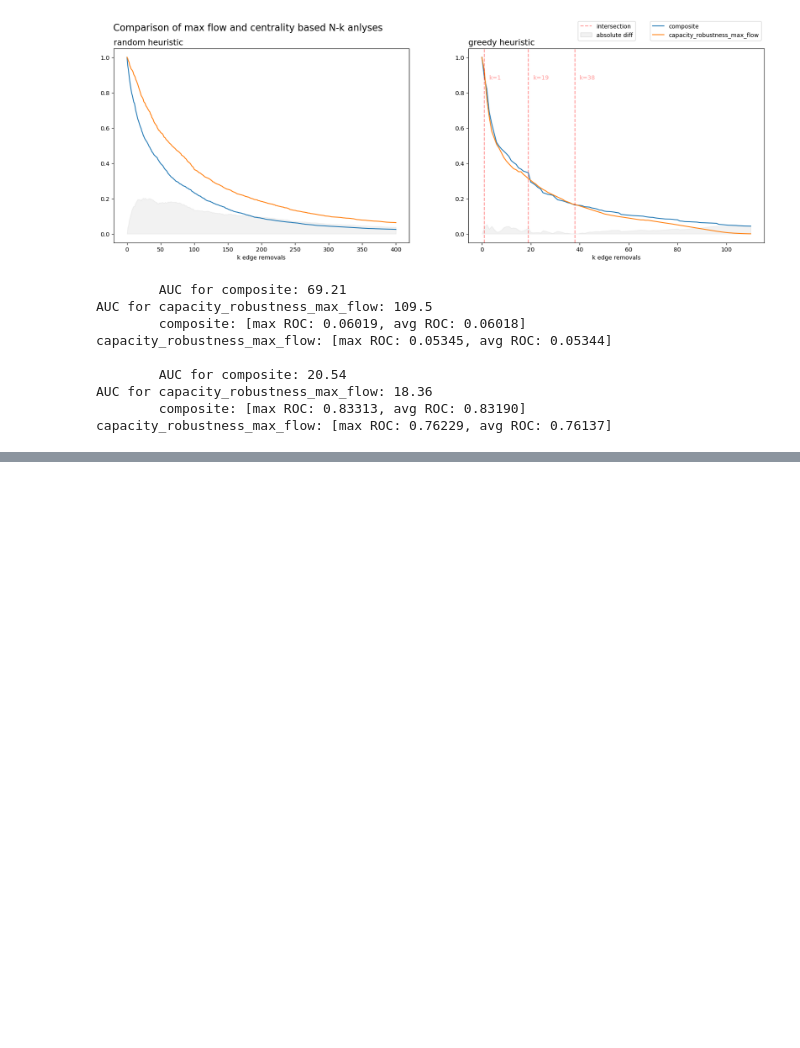
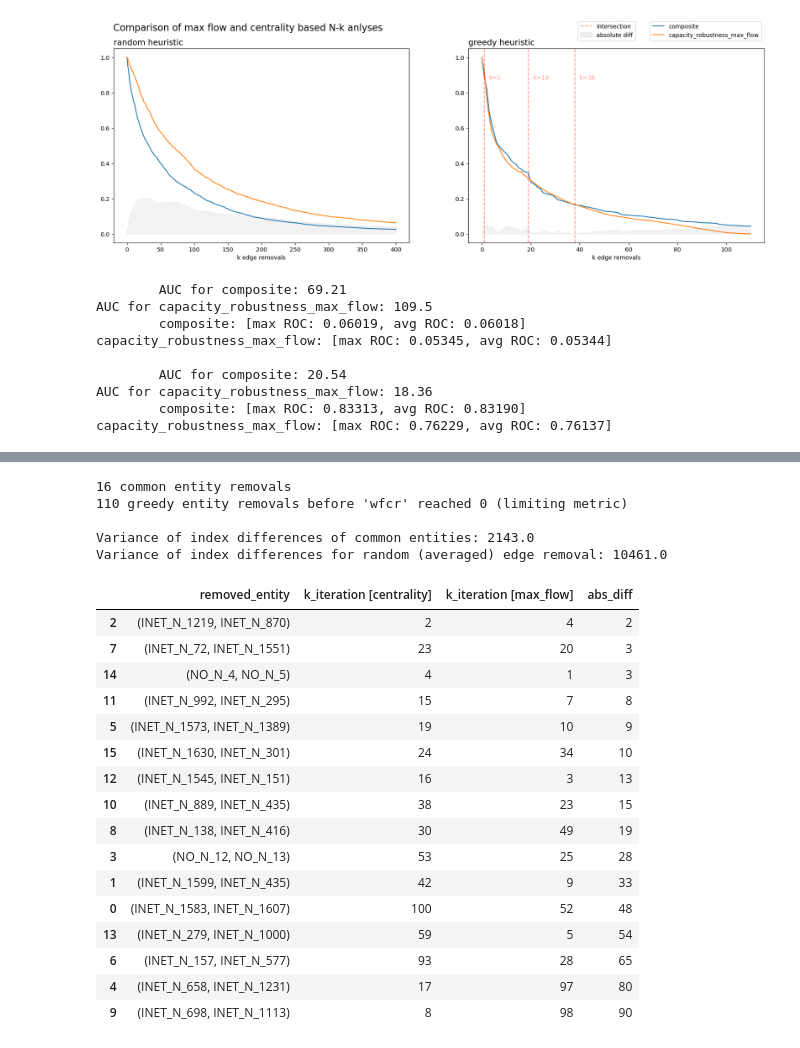
Before and after one commit to johanmasvie/iggielgn_topology_analysis, a Jupyter notebook: N-k_COMPARISON.ipynb, the cells around one changed output, grey strips where cells are left out. Saved outputs shown, nothing was run; the diff lists cells and outputs as text; code cells hidden in the pictures; blank space fills up the shorter version.

```diff
--- a/N-k_COMPARISON.ipynb
+++ b/N-k_COMPARISON.ipynb
@@ -130 +148,26 @@ utils_max_flow.plot_biplot(centrality_greedily_removed_edges_max_flow_df, 'centr
+# %%
+utils.common_entities(centrality_greedily_removed_edges_max_flow_df, max_flow_greedy_edge_removal_df)
+# %% [output]
+16 common entity removals
+110 greedy entity removals before 'wfcr' reached 0 (limiting metric)
+
+Variance of index differences of common entities: 2143.0
+Variance of index differences for random (averaged) edge removal: 10461.0
+|  | removed_entity | k_iteration [centrality] | k_iteration [max_flow] | abs_diff |
+| 2 | (INET_N_1219, INET_N_870) | 2 | 4 | 2 |
+| 7 | (INET_N_72, INET_N_1551) | 23 | 20 | 3 |
+| 14 | (NO_N_4, NO_N_5) | 4 | 1 | 3 |
+| 11 | (INET_N_992, INET_N_295) | 15 | 7 | 8 |
+| 5 | (INET_N_1573, INET_N_1389) | 19 | 10 | 9 |
+| 15 | (INET_N_1630, INET_N_301) | 24 | 34 | 10 |
+| 12 | (INET_N_1545, INET_N_151) | 16 | 3 | 13 |
+| 10 | (INET_N_889, INET_N_435) | 38 | 23 | 15 |
+| 8 | (INET_N_138, INET_N_416) | 30 | 49 | 19 |
+| 3 | (NO_N_12, NO_N_13) | 53 | 25 | 28 |
+| 1 | (INET_N_1599, INET_N_435) | 42 | 9 | 33 |
+| 0 | (INET_N_1583, INET_N_1607) | 100 | 52 | 48 |
+| 13 | (INET_N_279, INET_N_1000) | 59 | 5 | 54 |
+| 6 | (INET_N_157, INET_N_577) | 93 | 28 | 65 |
+| 4 | (INET_N_658, INET_N_1231) | 17 | 97 | 80 |
+| 9 | (INET_N_698, INET_N_1113) | 8 | 98 | 90 |
 # %% [markdown]
```
Also changed, not shown: parts of 19 cells of this notebook, 1 other file.
